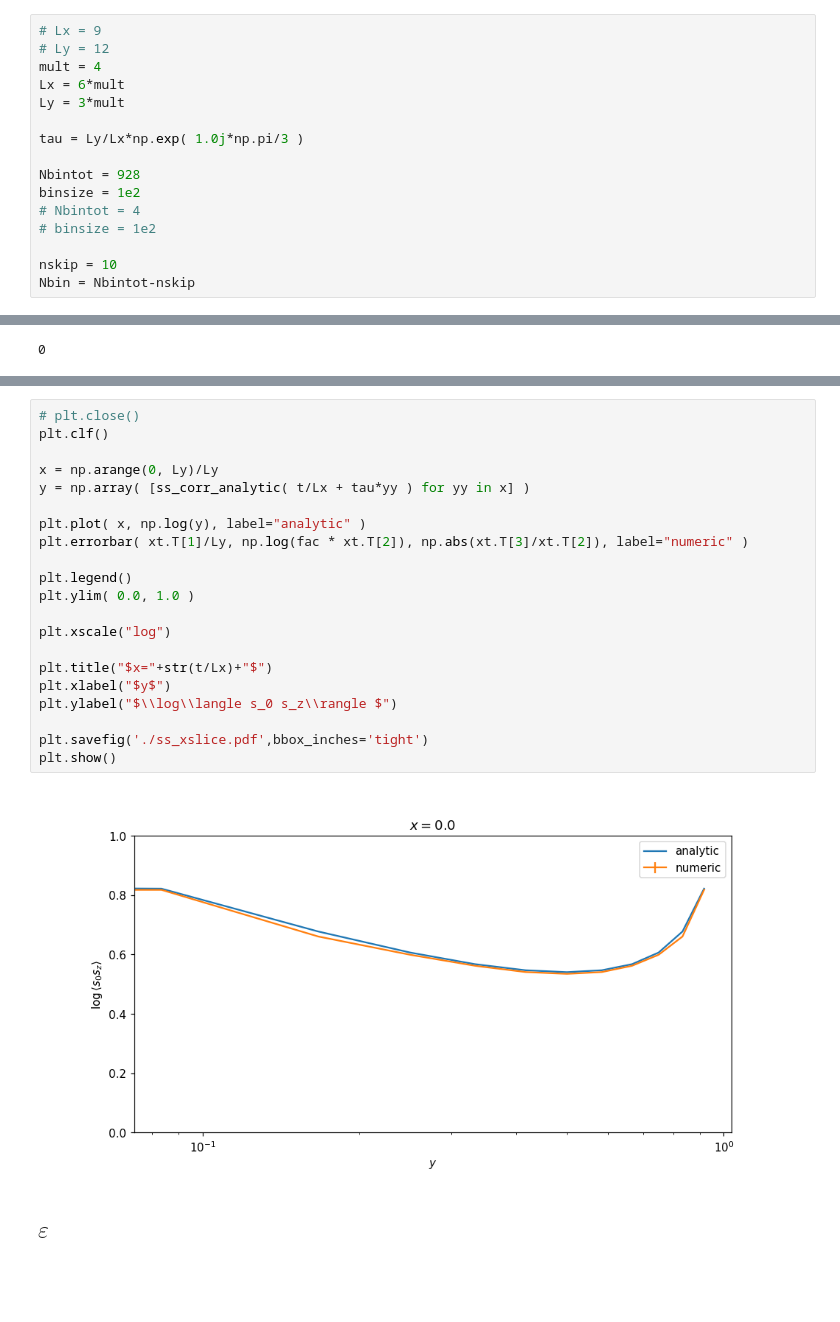
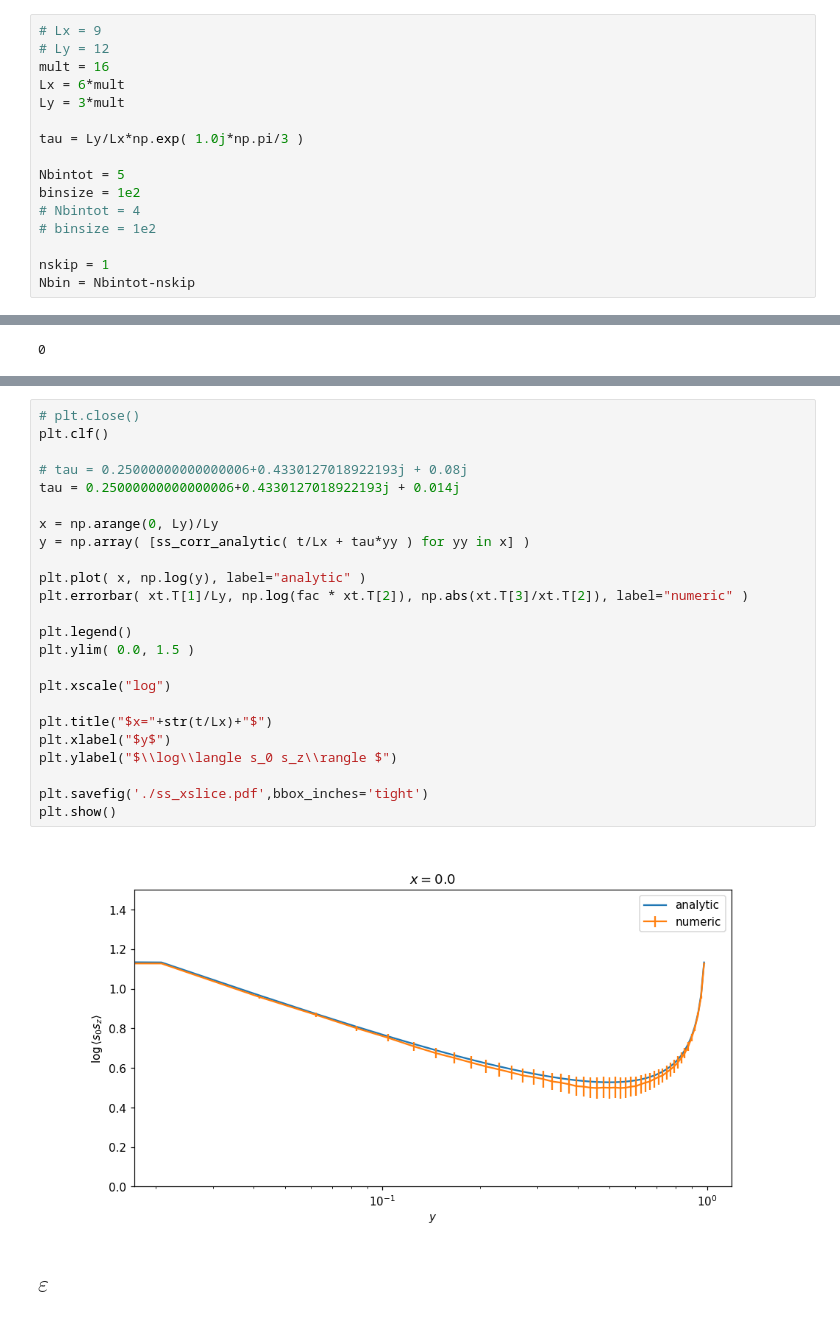
Before and after one commit to nobuyukimatsumoto68/git_hex_modular, a Jupyter notebook: analysis.ipynb, the cells around one changed output, grey strips where cells are left out. Drawn from its saved outputs; the diff is of its cells as text; blank space fills up the shorter version.

```diff
--- a/analysis.ipynb
+++ b/analysis.ipynb
@@ -13,18 +13,18 @@ from mpl_toolkits.mplot3d import Axes3D
 # %%
 # Lx = 9
 # Ly = 12
-mult = 4
+mult = 16
 Lx = 6*mult
 Ly = 3*mult
 
 tau = Ly/Lx*np.exp( 1.0j*np.pi/3 )
 
-Nbintot = 928
+Nbintot = 5
 binsize = 1e2
 # Nbintot = 4
 # binsize = 1e2
 
-nskip = 10
+nskip = 1
 Nbin = Nbintot-nskip
 # %%
 class Jackknife:
@@ -1023,26 +1052,29 @@ array([0.        , 0.00040307, 0.00076923, 0.00098914, 0.00116349,
 # %%
 # plt.close()
 plt.clf()
+
+# tau = 0.25000000000000006+0.4330127018922193j + 0.08j
+tau = 0.25000000000000006+0.4330127018922193j + 0.014j
 
 x = np.arange(0, Ly)/Ly
 y = np.array( [ss_corr_analytic( t/Lx + tau*yy ) for yy in x] )
 
 plt.plot( x, np.log(y), label="analytic" )
 plt.errorbar( xt.T[1]/Ly, np.log(fac * xt.T[2]), np.abs(xt.T[3]/xt.T[2]), label="numeric" )
 
 plt.legend()
-plt.ylim( 0.0, 1.0 )
+plt.ylim( 0.0, 1.5 )
 
 plt.xscale("log")
 
 plt.title("$x="+str(t/Lx)+"$")
 plt.xlabel("$y$")
 plt.ylabel("$\\log\\langle s_0 s_z\\rangle $")
 
 plt.savefig('./ss_xslice.pdf',bbox_inches='tight')
 plt.show()
 # %% [output]
-[figure, old version]
+[figure, new version]
 # %% [markdown]
 ## $\varepsilon$
 # %%
```
Also changed, not shown: parts of 64 cells of this notebook, 2 other files.
